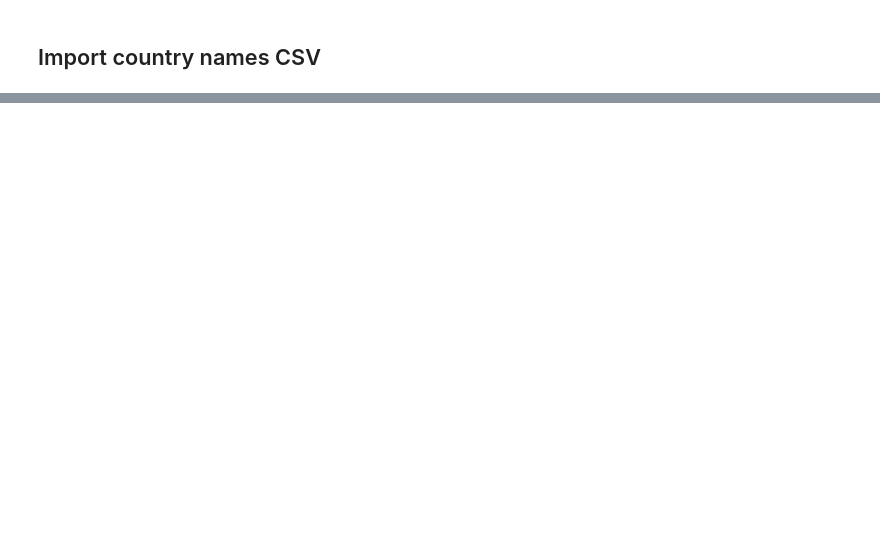
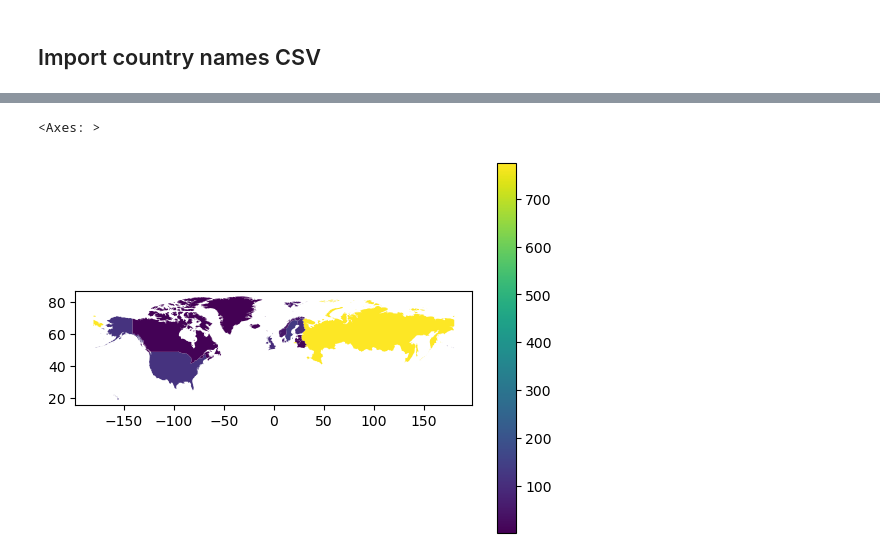
Before and after one commit to cllorey/eds220-in-class, a Jupyter notebook: week-6-merge-reproject-STUDENTS.ipynb, the cells around one changed output, grey strips where cells are left out. Saved outputs shown, nothing was run; the diff lists cells and outputs as text; code cells hidden in the pictures; blank space fills up the shorter version.

```diff
--- a/week-6-merge-reproject-STUDENTS.ipynb
+++ b/week-6-merge-reproject-STUDENTS.ipynb
@@ -59,0 +90,7 @@ country_names.head(3)
+# %%
+# Create data frame with number of communities per country
+n_comms = (communities.groupby('country')
+                      .size()
+                      .reset_index(name='n_communities'))
+
+n_comms
@@ -59,0 +178,6 @@ country_names.head(3)
+# %%
+n_comms = pd.merge(n_comms,
+                   country_names,
+                   how='left',
+                   on='country')
+n_comms
@@ -59,0 +269,6 @@ country_names.head(3)
+# %%
+# Match the name used in the countries data
+n_comms['admin'] = n_comms['admin'].replace('Aland Islands', 'Aland')
+
+# merge again
+arctic_countries = countries.merge(n_comms, how='inner', on='admin')
@@ -59,0 +285,6 @@ country_names.head(3)
+# %%
+arctic_countries.plot(column='n_communities',
+                      legend=True)
+# %% [output]
+<Axes: >
+[figure, added]
```
Also changed, not shown: parts of 27 cells of this notebook, 1 other file.
